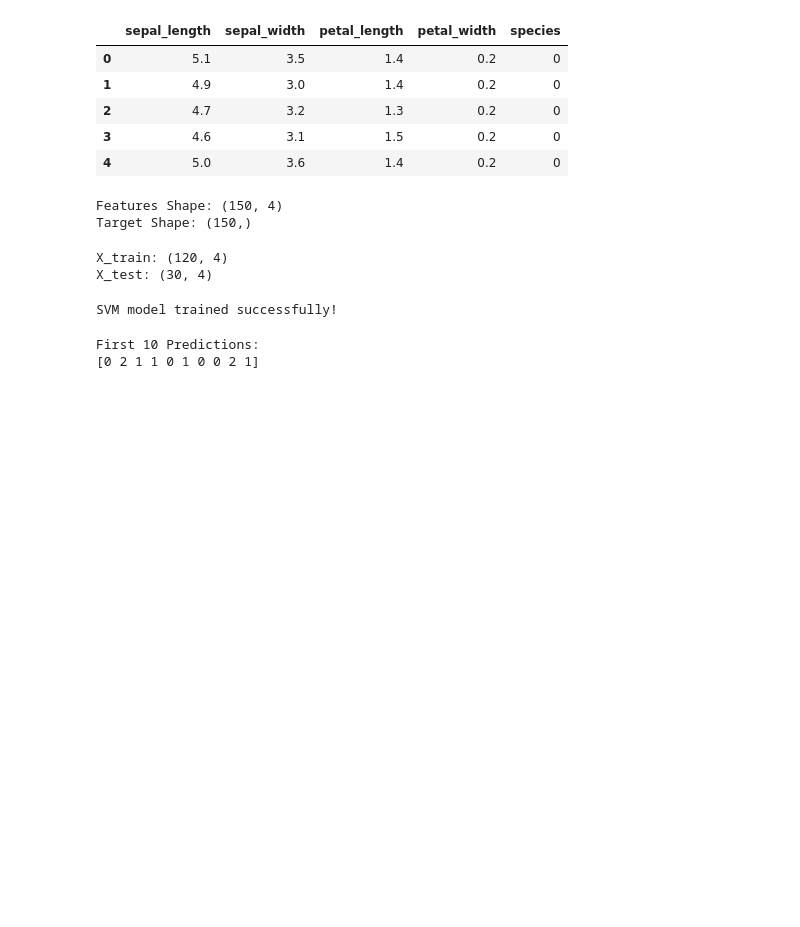
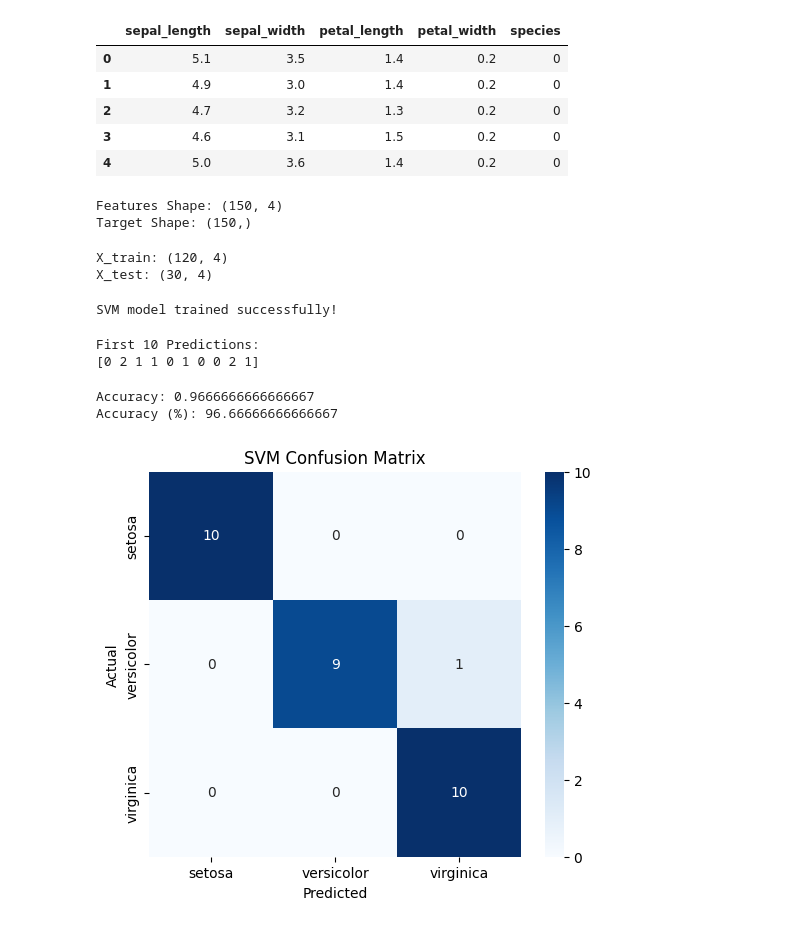
Before and after one commit to Ruchitha-006/CODVEDA_ML_INTERNSHIP, a Jupyter notebook: Level_3/Task_6_SVM.ipynb, the cells around one changed output. Cells and saved outputs as stored; diff of their text form; code cells hidden in the pictures; blank space fills up the shorter version.

```diff
--- a/Level_3/Task_6_SVM.ipynb
+++ b/Level_3/Task_6_SVM.ipynb
@@ -160,3 +160,36 @@ print(y_pred[:10])
 # %% [output]
 First 10 Predictions:
 [0 2 1 1 0 1 0 0 2 1]
+# %%
+#Accuracy
+
+accuracy = accuracy_score(y_test, y_pred)
+
+print("Accuracy:", accuracy)
+print("Accuracy (%):", accuracy * 100)
+# %% [output]
+Accuracy: 0.9666666666666667
+Accuracy (%): 96.66666666666667
+# %%
+#Confusion Matrix
+
+cm = confusion_matrix(y_test, y_pred)
+
+plt.figure(figsize=(6,5))
+
+sns.heatmap(
+    cm,
+    annot=True,
+    fmt="d",
+    cmap="Blues",
+    xticklabels=label_encoder.classes_,
+    yticklabels=label_encoder.classes_
+)
+
+plt.xlabel("Predicted")
+plt.ylabel("Actual")
+plt.title("SVM Confusion Matrix")
+
+plt.show()
+# %% [output]
+[figure, added]
```
